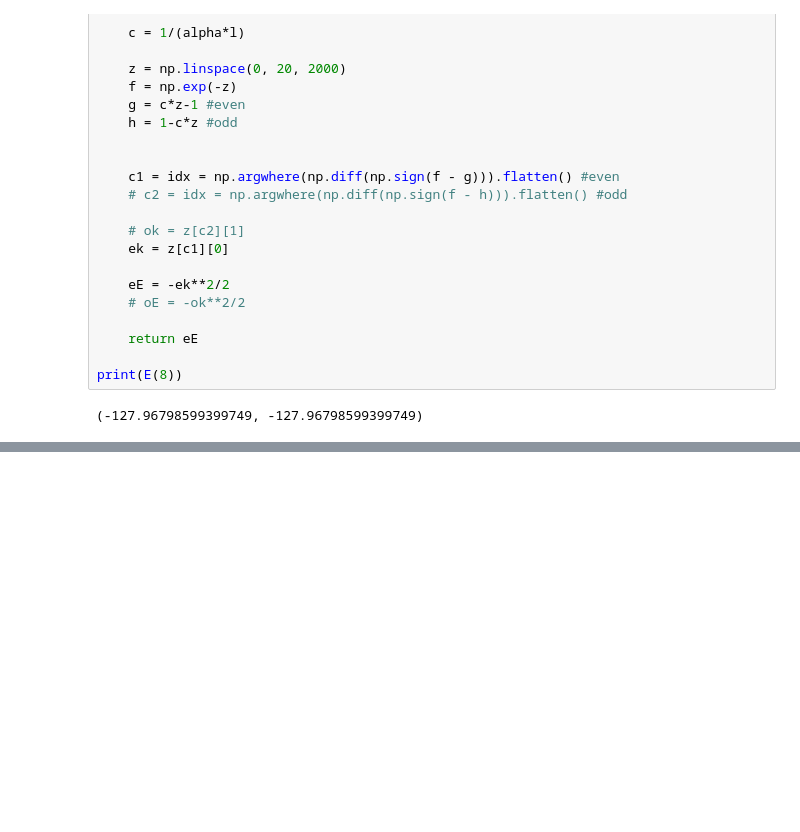
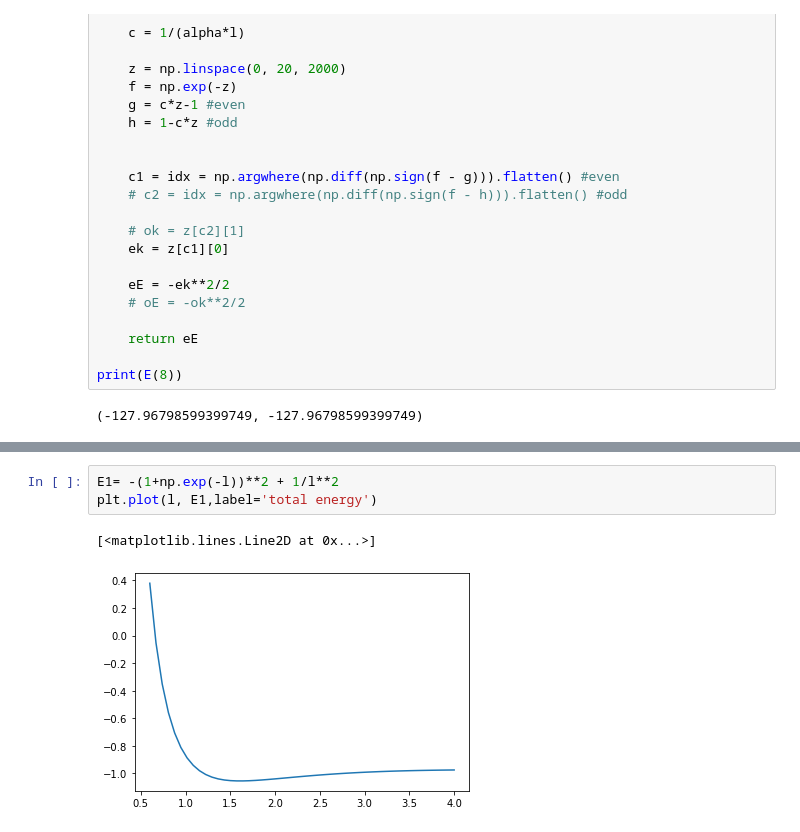
Before and after one commit to SNIPRS/dedalus_fluidstuff, a Jupyter notebook: runs/Untitled.ipynb, the cells around one changed output, grey strips where cells are left out. Cells and saved outputs as stored; diff of their text form; blank space fills up the shorter version.

```diff
--- a/runs/Untitled.ipynb
+++ b/runs/Untitled.ipynb
@@ -130,0 +131,6 @@ plt.show()
+# %%
+E1= -(1+np.exp(-l))**2 + 1/l**2
+plt.plot(l, E1,label='total energy')
+# %% [output]
+[<matplotlib.lines.Line2D at 0x...>]
+[figure, added]
```
Also changed, not shown: parts of 2 cells of this notebook, 34 other files.
